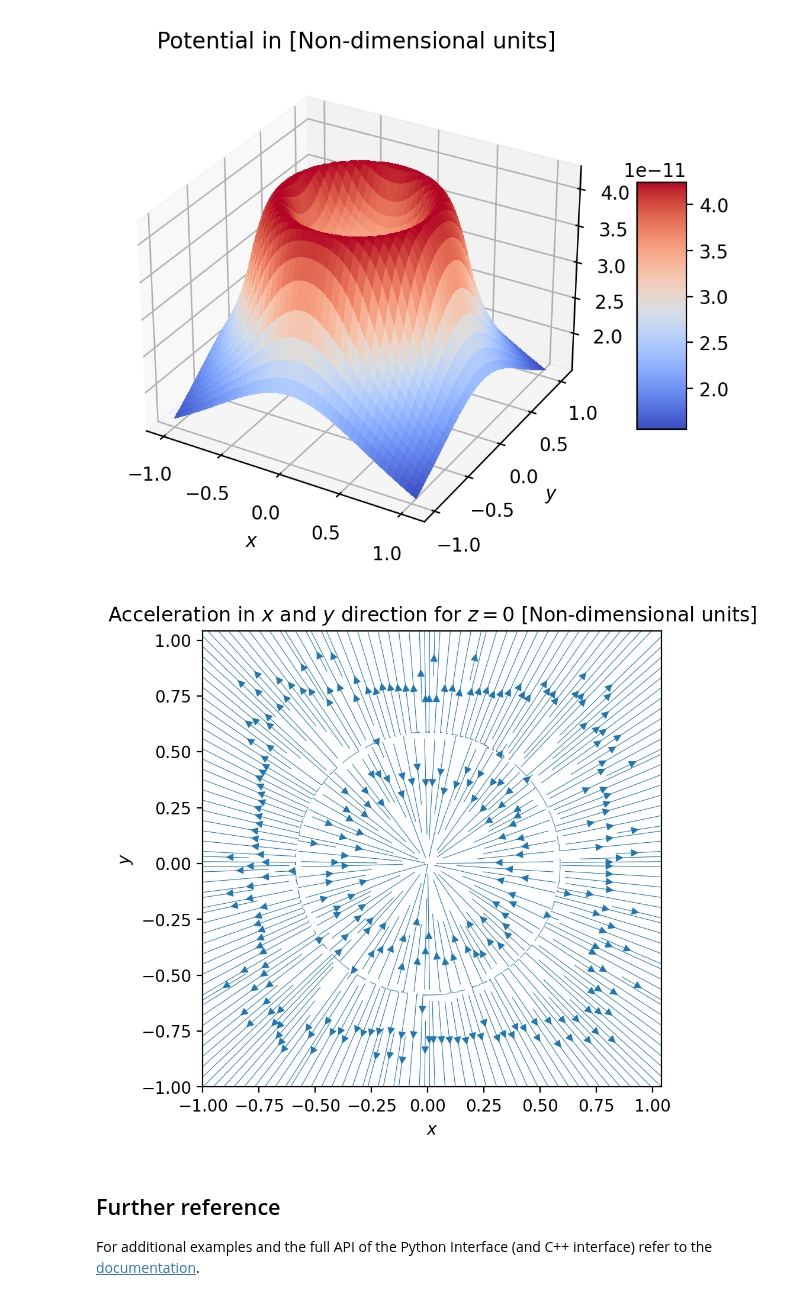
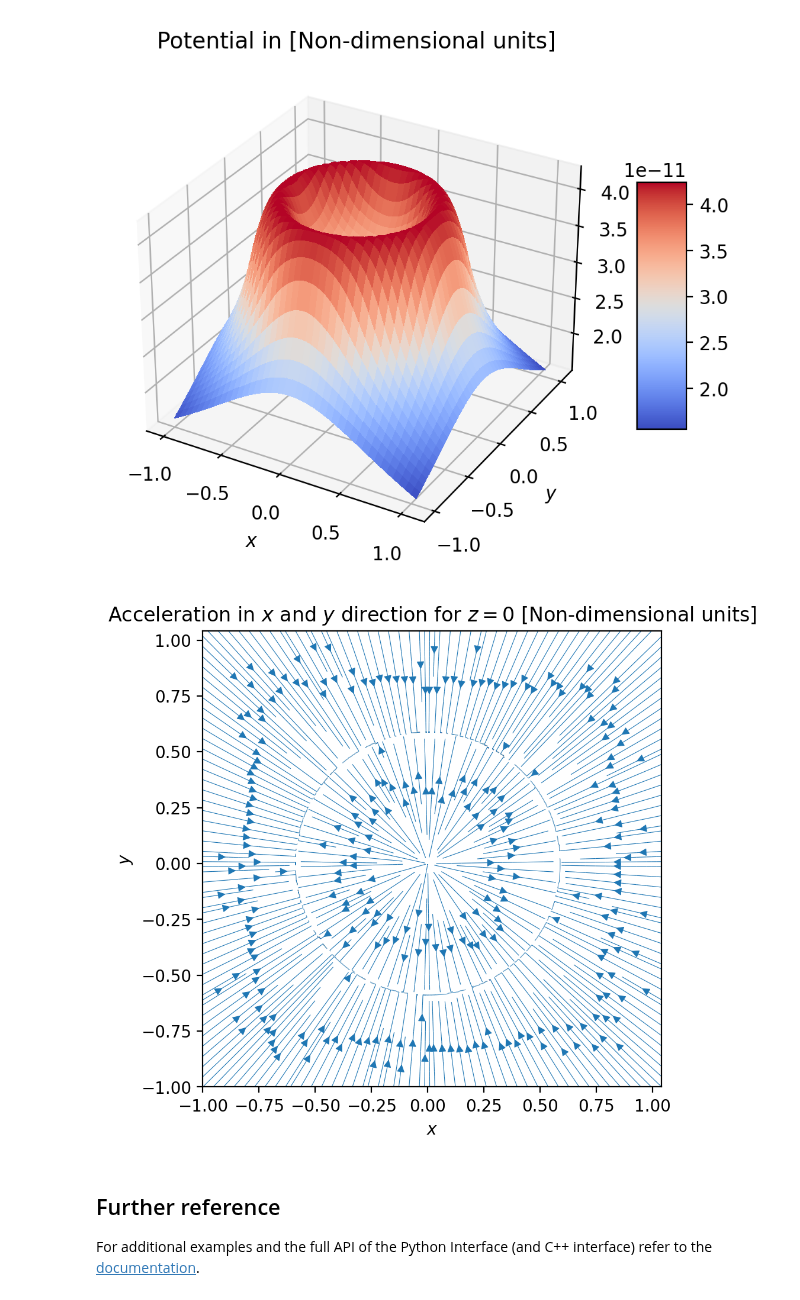
Before and after one commit to esa/polyhedral-gravity-model, a Jupyter notebook: script/polyhedral-gravity.ipynb, the cells around one changed output. Saved outputs shown, nothing was run; the diff lists cells and outputs as text; code cells hidden in the pictures.

```diff
--- a/script/polyhedral-gravity.ipynb
+++ b/script/polyhedral-gravity.ipynb
@@ -326,29 +324,27 @@ plt.show()
 # %%
 # We just want a slice of x, y values for z = 0
 accelerations = np.array([i[1][:] for i in gravity_results])
 accelerations = np.delete(accelerations, 2, 1)
-
-accelerations = -1 * accelerations
 
 
 fig, ax = plt.subplots()
 
 U = np.reshape(accelerations[:, 0], (len(X), -1))
 V = np.reshape(accelerations[:, 1], (len(Y), -1))
 
 # Streamplot
 plt.streamplot(X, Y, V, U, density=3, linewidth=0.4)
 
 ax.set_title("Acceleration in $x$ and $y$ direction for $z=0$ [Non-dimensional units]")
 ax.set_xlabel("$x$")
 ax.set_ylabel("$y$")
 
 fig.set_dpi(200)
 fig.set_size_inches((5, 5))
 
 plt.show()
 # %% [output]
-[figure, old version]
+[figure, new version]
 # %% [markdown]
 ## Further reference
 
```
Also changed, not shown: parts of 3 cells of this notebook, 3 other files.
